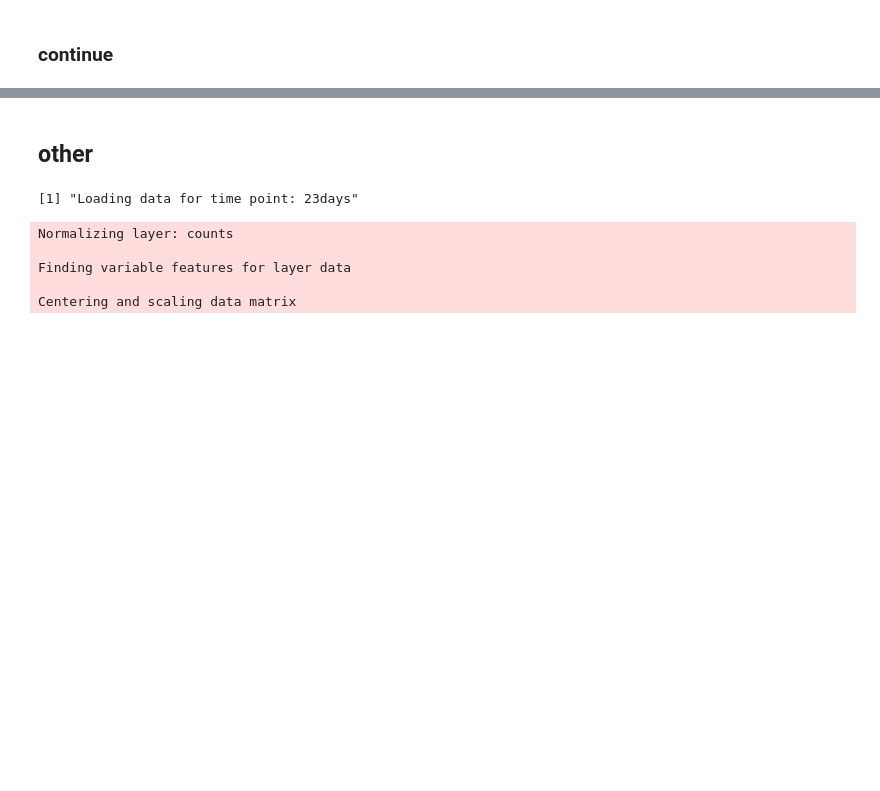
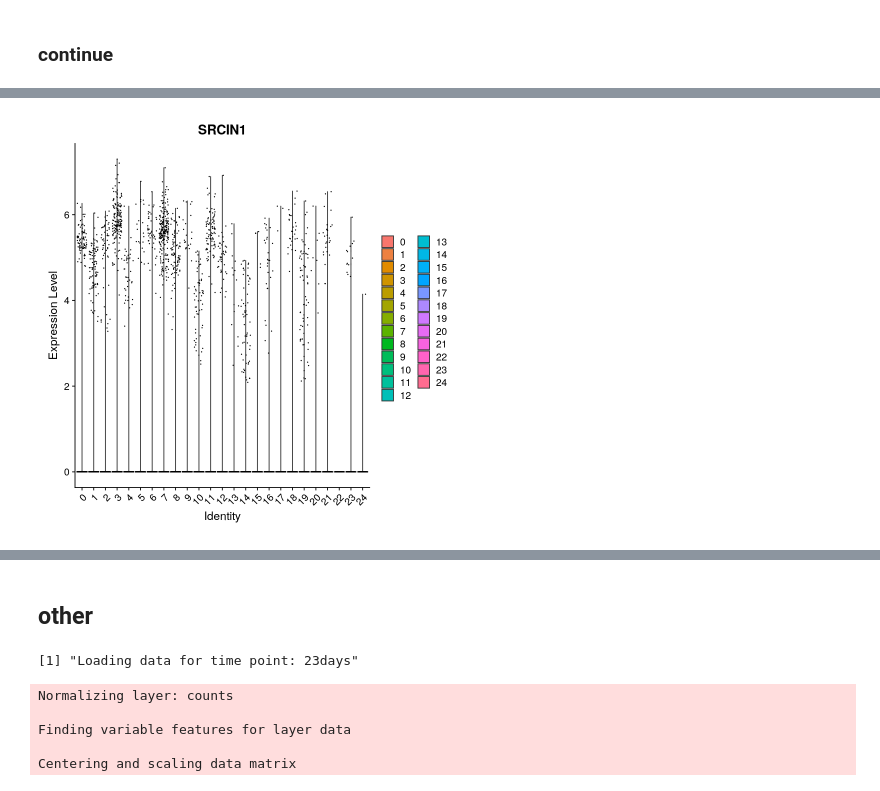
Before and after one commit to Maiolino-Au/Organoidi2024, a Jupyter notebook: Paper_clusters_from_scratch/P_cfs_proper.ipynb, the cells around one changed output, grey strips where cells are left out. Cells and saved outputs as stored; diff of their text form; code cells hidden in the pictures; blank space fills up the shorter version.

```diff
--- a/Paper_clusters_from_scratch/P_cfs_proper.ipynb
+++ b/Paper_clusters_from_scratch/P_cfs_proper.ipynb
@@ -121,25 +160,25 @@ PCA.cluster <- function(sc_data, res){
 * find all markers for every cluster compared to all remaining cells
 # %%
 # FIND ALL MARKERS
-cluster.markers <- function(sc_data) {
+cluster.markers <- function(x, save = TRUE) {
     print(paste("Finding all markers for time point:", timepoints[time_point]))
 
     # Find all markers for every cluster compared to all remaining cells
-    cluster_markers <- FindAllMarkers(sc_data,
+    markers <- FindAllMarkers(x,
                                         only.pos = TRUE,   # Considera solo i marker espressi positivamente
                                         min.pct = 0.25,    # Percentuale minima di espressione nelle cellule del cluster
                                         logfc.threshold = 0.25)  # Soglia minima di LogFC
 
     # Save the markers
-    name_new_dir <- paste(name_new_dir_partial, "/", timepoints[time_point], sep="")
-    if (!dir.exists(name_new_dir)) {
-        dir.create(name_new_dir)
+    if (save) {
+        name_new_dir <- paste(name_new_dir_partial, "/", timepoints[time_point], sep="")
+        if (!dir.exists(name_new_dir)) {dir.create(name_new_dir)}
+
+        print(paste("Saving cluster markers for time point", timepoints[time_point], "in", name_new_dir))
+        save(markers, file = paste(name_new_dir, "/cluster_markers_",timepoints[time_point],".Robj", sep=""))
     }
 
-    print(paste("Saving cluster markers for time point", timepoints[time_point], "in", name_new_dir))
-    save(cluster_markers, file = paste(name_new_dir, "/cluster_markers_",timepoints[time_point],".Robj", sep=""))
-
-    return(cluster_markers)
+    return(markers)
 }
 # %%
 # FIND CONSERVED MARKERS
@@ -276,6 +329,6 @@ print(timepoints[time_point])
 # %%
 # Load the data
-sc_data <- load_data(time_point)
+sc_data <- load.data(time_point, save = FALSE)
 # %% [output]
 [1] "Loading data for time point: 23days"
 Normalizing layer: counts
@@ -285,7 +338,7 @@ Finding variable features for layer data
 Centering and scaling data matrix
 # %%
 # Run PCA and clustering
-sc_data <- PCA_cluster(sc_data, res = 1)
+sc_data <- PCA.cluster(sc_data, res = 1, save = TRUE)
 # %% [output]
 [1] "Running PCA and clustering for time point: 23days"
 Computing nearest neighbor graph
@@ -342,5 +422,8 @@ CIT     0   3.193657 0.291 0.025         0      10  CIT
 # %%
-sc_data <- load.clusters(1,1)
-summary(sc_data)
-head(sc_data)
+# other steps do not work. FetchData
+
+a <- load.clusters(time_point,1)
+class(a)
+summary(a)
+head(a)
 # %% [output]
@@ -393,0 +511,4 @@ A data.frame: 6 × 7
+# %%
+VlnPlot(sc_data, features = "SRCIN1", group.by = "seurat_clusters")
+# %% [output]
+[figure, added]
```
Also changed, not shown: parts of 33 cells of this notebook, 1 other file.
